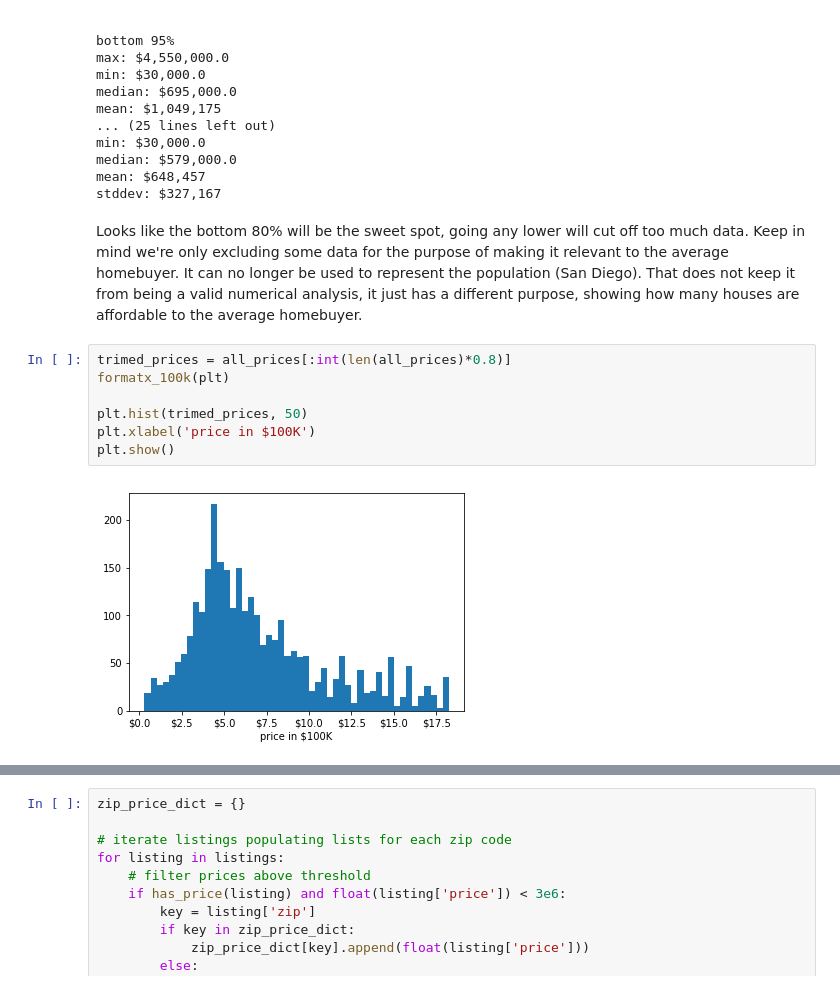
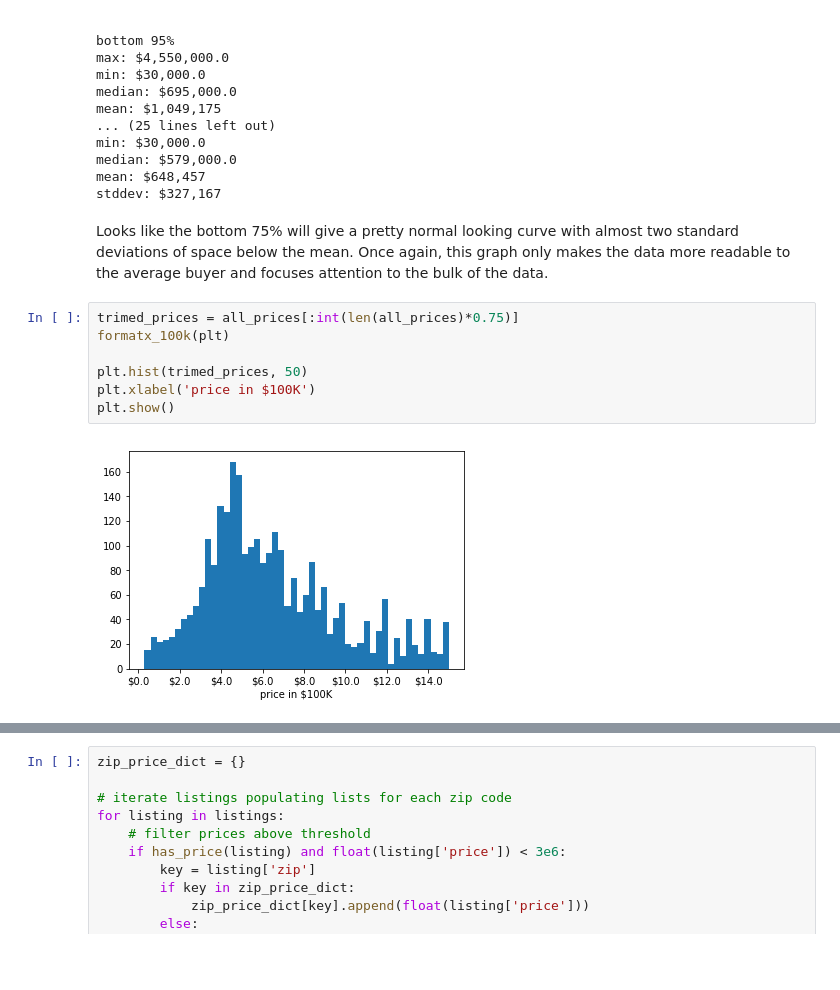
Before and after one commit to ear7h/sd_housing, a Jupyter notebook: San Diego Real Estate Analysis.ipynb, the cells around one changed output, grey strips where cells are left out. Saved outputs shown, nothing was run; the diff lists cells and outputs as text; blank space fills up the shorter version.

```diff
--- a/San Diego Real Estate Analysis.ipynb
+++ b/San Diego Real Estate Analysis.ipynb
@@ -180,14 +196,14 @@ min: $30,000.0
 median: $579,000.0
 mean: $648,457
 stddev: $327,167
-# %% [markdown]
-Looks like the bottom 80% will be the sweet spot, going any lower will cut off too much data. Keep in mind we're only excluding some data for the purpose of making it relevant to the average homebuyer. It can no longer be used to represent the population (San Diego). That does not keep it from being a valid numerical analysis, it just has a different purpose, showing how many houses are affordable to the average homebuyer.
+# %% [markdown]
+Looks like the bottom 75% will give a pretty normal looking curve with almost two standard deviations of space below the mean. Once again, this graph only makes the data more readable to the average buyer and focuses attention to the bulk of the data.
 # %%
-trimed_prices = all_prices[:int(len(all_prices)*0.8)]
+trimed_prices = all_prices[:int(len(all_prices)*0.75)]
 formatx_100k(plt)
 
 plt.hist(trimed_prices, 50)
 plt.xlabel('price in $100K')
 plt.show()
 # %% [output]
-[figure, old version]
+[figure, new version]
```
Also changed, not shown: parts of 48 cells of this notebook, 3 other files.
